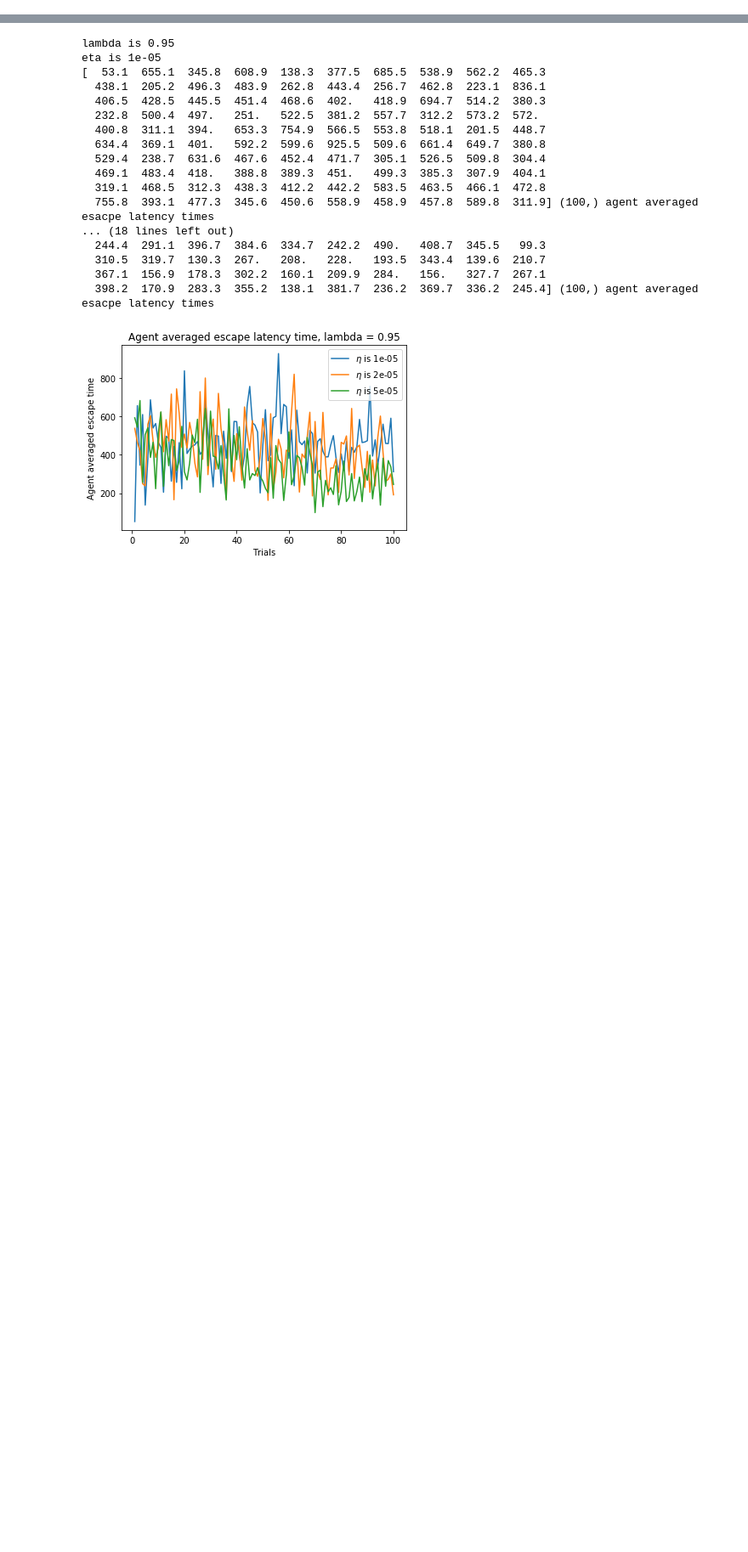
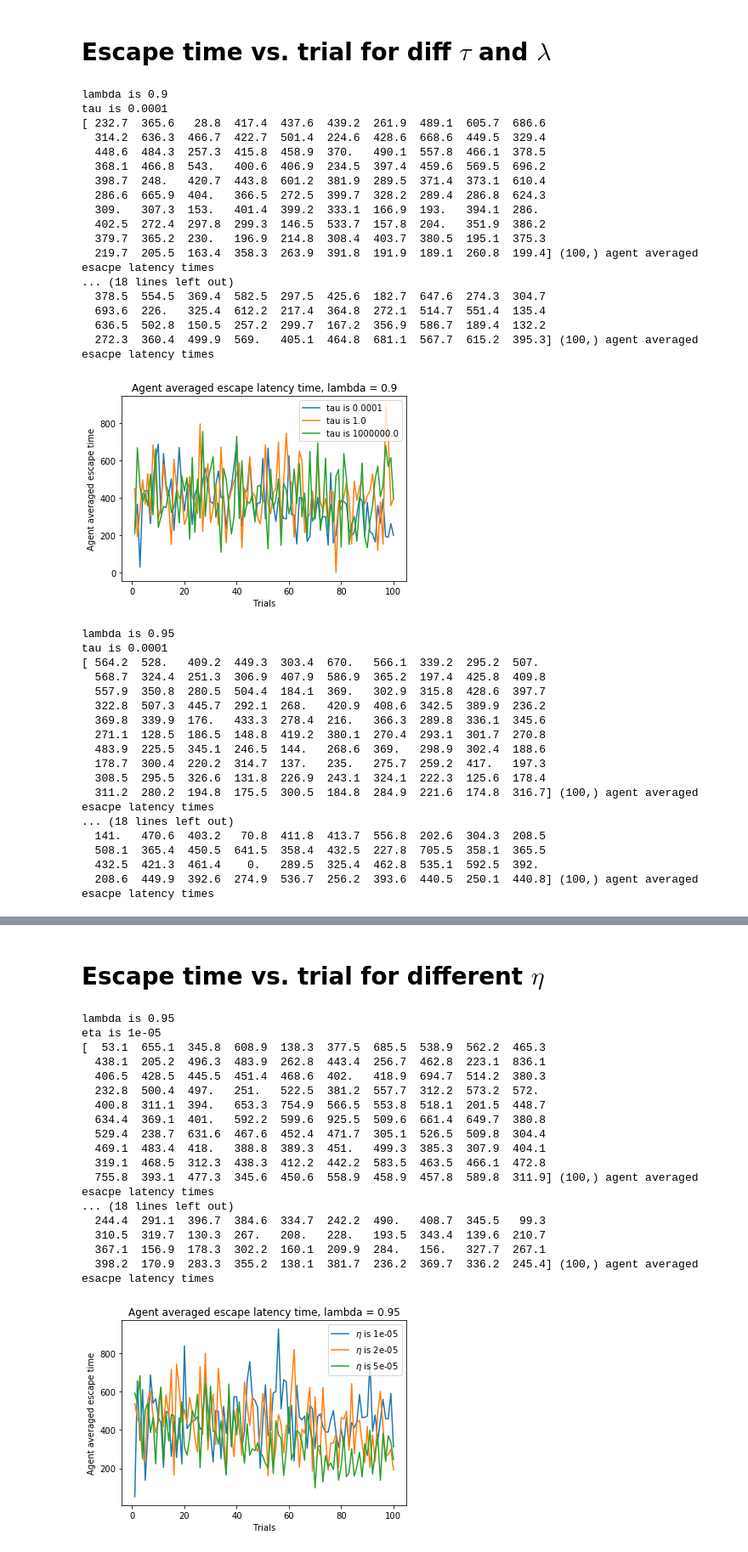
Before and after one commit to sergeivolodin/MountainCarRL, a Jupyter notebook: arvin/main.ipynb, the cells around one changed output, grey strips where cells are left out. Shown: that part at 85% size. Drawn from its saved outputs; the diff is of its cells as text; code cells hidden in the pictures; blank space fills up the shorter version.

```diff
--- a/arvin/main.ipynb
+++ b/arvin/main.ipynb
@@ -349,0 +368,64 @@ tau is 100000.0
+# %% [markdown]
+# Escape time vs. trial for diff $\tau$ and $\lambda$
+# %%
+def explore_taus_lambdas():
+    taus = [0.0001,1.,1000000.]
+    #taus = [0.0001,100000.]
+    #lambdas = [0.95]
+    lambdas = [0.90,0.95,0.99]
+
+    iters = 100
+    for l in lambdas:
+        print("lambda is {}".format(l))
+        av_times[l] = {}
+        plt.figure()
+        for tau in taus:
+            print("tau is {}".format(tau))
+            av_times[l][tau] = get_escape_rate(t=tau,lam=l,its=iters,plot_field=False)
+        plt.plot(np.linspace(1,iters,iters),av_times[l][taus[0]],label="tau is {}".format(taus[0]))
+        plt.plot(np.linspace(1,iters,iters),av_times[l][taus[1]],label="tau is {}".format(taus[1]))
+        plt.plot(np.linspace(1,iters,iters),av_times[l][taus[2]],label="tau is {}".format(taus[2]))
+        #plt.plot(np.linspace(1,its,its),av_times[l][taus[2]],label="tau is {}".format(taus[2]))
+        plt.title("Agent averaged escape latency time, lambda = {}".format(l))
+        plt.xlabel("Trials")
+        plt.ylabel("Agent averaged escape time")
+        plt.legend()
+        plt.show()
+
+explore_taus_lambdas()
+# %% [output]
+lambda is 0.9
+tau is 0.0001
+[ 232.7  365.6   28.8  417.4  437.6  439.2  261.9  489.1  605.7  686.6
+  314.2  636.3  466.7  422.7  501.4  224.6  428.6  668.6  449.5  329.4
+  448.6  484.3  257.3  415.8  458.9  370.   490.1  557.8  466.1  378.5
+  368.1  466.8  543.   400.6  406.9  234.5  397.4  459.6  569.5  696.2
+  398.7  248.   420.7  443.8  601.2  381.9  289.5  371.4  373.1  610.4
+  286.6  665.9  404.   366.5  272.5  399.7  328.2  289.4  286.8  624.3
+  309.   307.3  153.   401.4  399.2  333.1  166.9  193.   394.1  286.
+  402.5  272.4  297.8  299.3  146.5  533.7  157.8  204.   351.9  386.2
+  379.7  365.2  230.   196.9  214.8  308.4  403.7  380.5  195.1  375.3
+  219.7  205.5  163.4  358.3  263.9  391.8  191.9  189.1  260.8  199.4] (100,) agent averaged esacpe latency times
+... (18 lines left out)
+  378.5  554.5  369.4  582.5  297.5  425.6  182.7  647.6  274.3  304.7
+  693.6  226.   325.4  612.2  217.4  364.8  272.1  514.7  551.4  135.4
+  636.5  502.8  150.5  257.2  299.7  167.2  356.9  586.7  189.4  132.2
+  272.3  360.4  499.9  569.   405.1  464.8  681.1  567.7  615.2  395.3] (100,) agent averaged esacpe latency times
+[figure, added]
+lambda is 0.95
+tau is 0.0001
+[ 564.2  528.   409.2  449.3  303.4  670.   566.1  339.2  295.2  507.
+  568.7  324.4  251.3  306.9  407.9  586.9  365.2  197.4  425.8  409.8
+  557.9  350.8  280.5  504.4  184.1  369.   302.9  315.8  428.6  397.7
+  322.8  507.3  445.7  292.1  268.   420.9  408.6  342.5  389.9  236.2
+  369.8  339.9  176.   433.3  278.4  216.   366.3  289.8  336.1  345.6
+  271.1  128.5  186.5  148.8  419.2  380.1  270.4  293.1  301.7  270.8
+  483.9  225.5  345.1  246.5  144.   268.6  369.   298.9  302.4  188.6
+  178.7  300.4  220.2  314.7  137.   235.   275.7  259.2  417.   197.3
+  308.5  295.5  326.6  131.8  226.9  243.1  324.1  222.3  125.6  178.4
+  311.2  280.2  194.8  175.5  300.5  184.8  284.9  221.6  174.8  316.7] (100,) agent averaged esacpe latency times
+... (18 lines left out)
+  141.   470.6  403.2   70.8  411.8  413.7  556.8  202.6  304.3  208.5
+  508.1  365.4  450.5  641.5  358.4  432.5  227.8  705.5  358.1  365.5
+  432.5  421.3  461.4    0.   289.5  325.4  462.8  535.1  592.5  392.
+  208.6  449.9  392.6  274.9  536.7  256.2  393.6  440.5  250.1  440.8] (100,) agent averaged esacpe latency times
@@ -350,3 +451,5 @@ tau is 100000.0
+# %% [markdown]
+# Escape time vs. trial for different $\eta$
 # %%
 times_opt = {}
 def optimise_eta():
```
Also changed, not shown: parts of 4 cells of this notebook.
